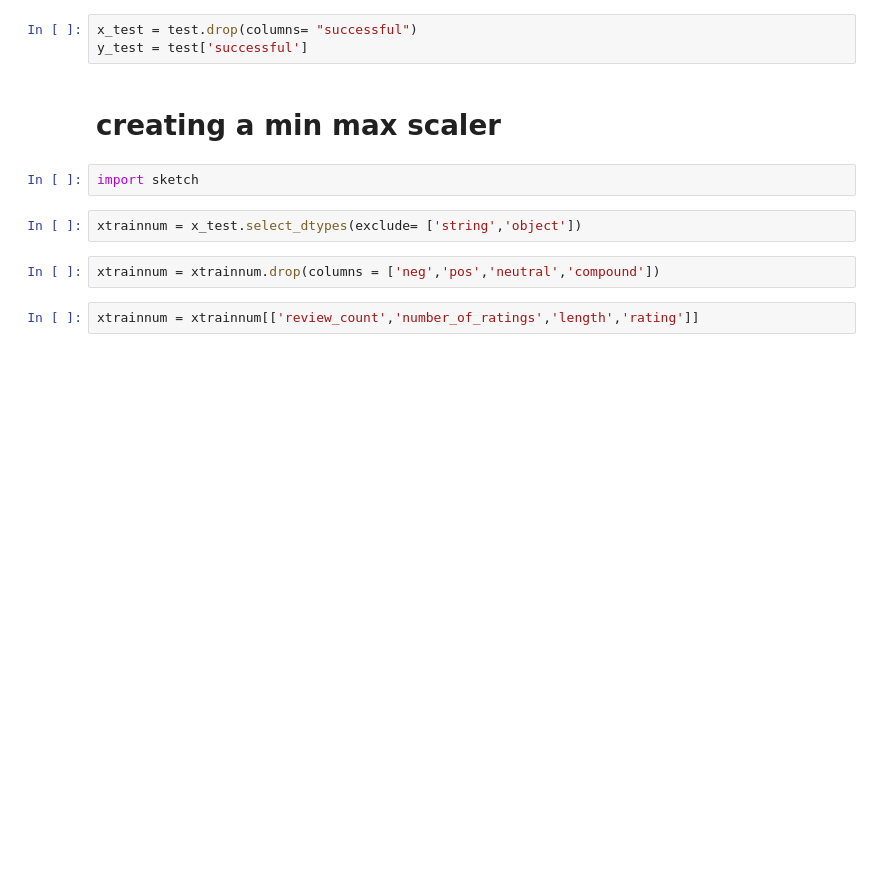
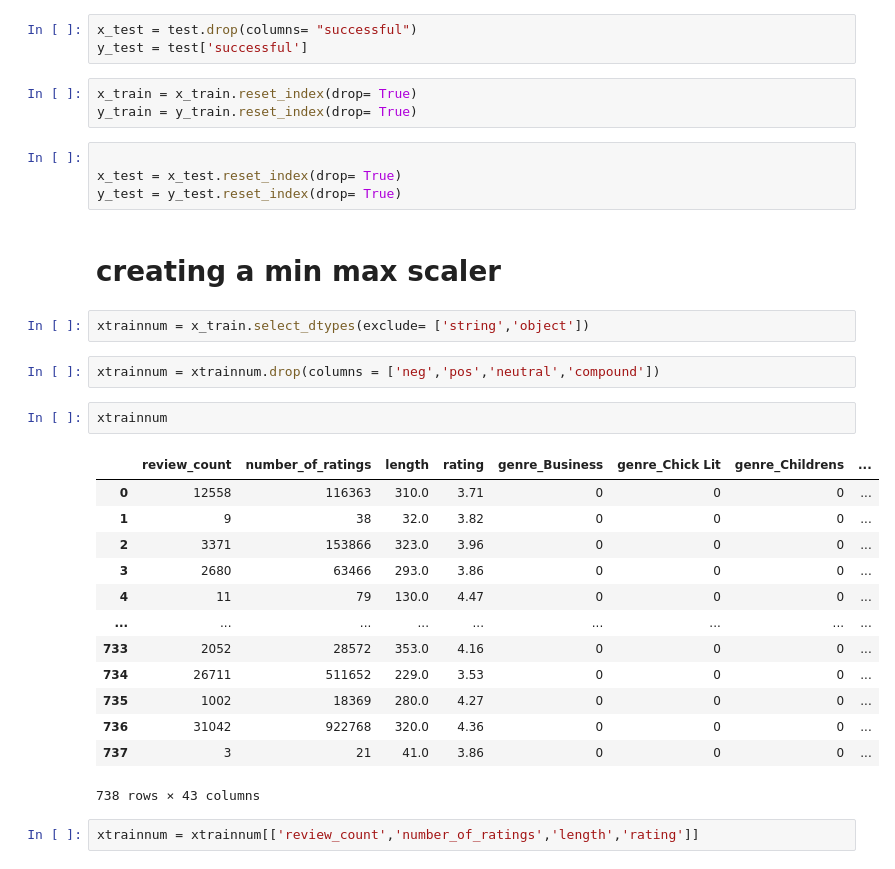
Before and after one commit to Booookkkkkssss/books_main, a Jupyter notebook: navs-folder/modeling.ipynb, the cells around one changed output. Cells and saved outputs as stored; diff of their text form; blank space fills up the shorter version.

```diff
--- a/navs-folder/modeling.ipynb
+++ b/navs-folder/modeling.ipynb
@@ -80,14 +80,35 @@ y_train = train['successful']
 # %%
 x_test = test.drop(columns= "successful")
 y_test = test['successful']
+# %%
+x_train = x_train.reset_index(drop= True)
+y_train = y_train.reset_index(drop= True)
+# %%
+
+x_test = x_test.reset_index(drop= True)
+y_test = y_test.reset_index(drop= True)
 # %% [markdown]
 # creating a min max scaler
-# %%
-import sketch
 # %%
-xtrainnum = x_test.select_dtypes(exclude= ['string','object'])
+xtrainnum = x_train.select_dtypes(exclude= ['string','object'])
 # %%
 xtrainnum = xtrainnum.drop(columns = ['neg','pos','neutral','compound'])
+# %%
+xtrainnum
+# %% [output]
+|  | review_count | number_of_ratings | length | rating | genre_Business | genre_Chick Lit | genre_Childrens | ... |
+| 0 | 12558 | 116363 | 310.0 | 3.71 | 0 | 0 | 0 | ... |
+| 1 | 9 | 38 | 32.0 | 3.82 | 0 | 0 | 0 | ... |
+| 2 | 3371 | 153866 | 323.0 | 3.96 | 0 | 0 | 0 | ... |
+| 3 | 2680 | 63466 | 293.0 | 3.86 | 0 | 0 | 0 | ... |
+| 4 | 11 | 79 | 130.0 | 4.47 | 0 | 0 | 0 | ... |
+| ... | ... | ... | ... | ... | ... | ... | ... | ... |
+| 733 | 2052 | 28572 | 353.0 | 4.16 | 0 | 0 | 0 | ... |
+| 734 | 26711 | 511652 | 229.0 | 3.53 | 0 | 0 | 0 | ... |
+| 735 | 1002 | 18369 | 280.0 | 4.27 | 0 | 0 | 0 | ... |
+| 736 | 31042 | 922768 | 320.0 | 4.36 | 0 | 0 | 0 | ... |
+| 737 | 3 | 21 | 41.0 | 3.86 | 0 | 0 | 0 | ... |
+738 rows × 43 columns
 # %%
 xtrainnum = xtrainnum[['review_count','number_of_ratings','length','rating']]
 # %%
```
Also changed, not shown: parts of 59 cells of this notebook.
